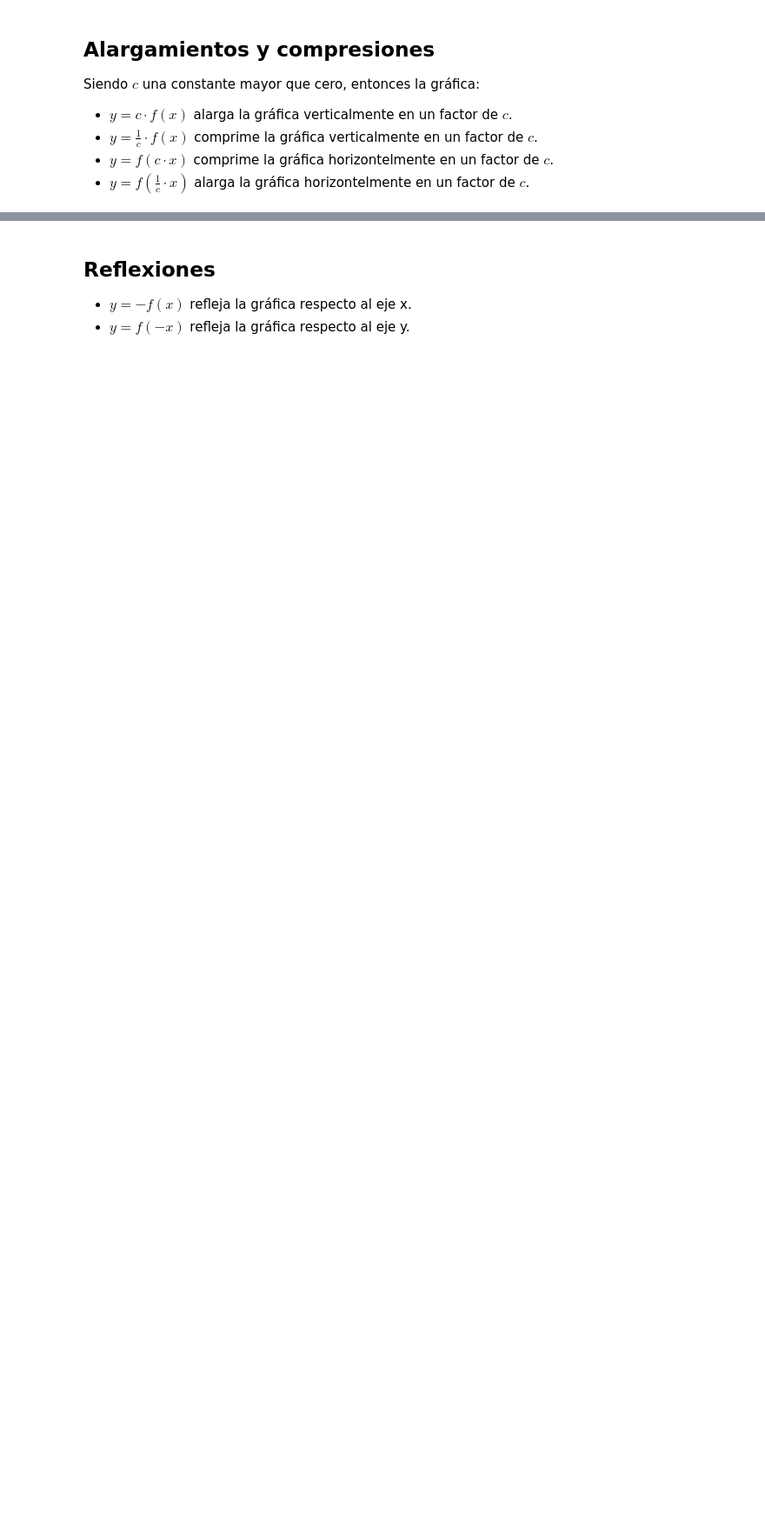
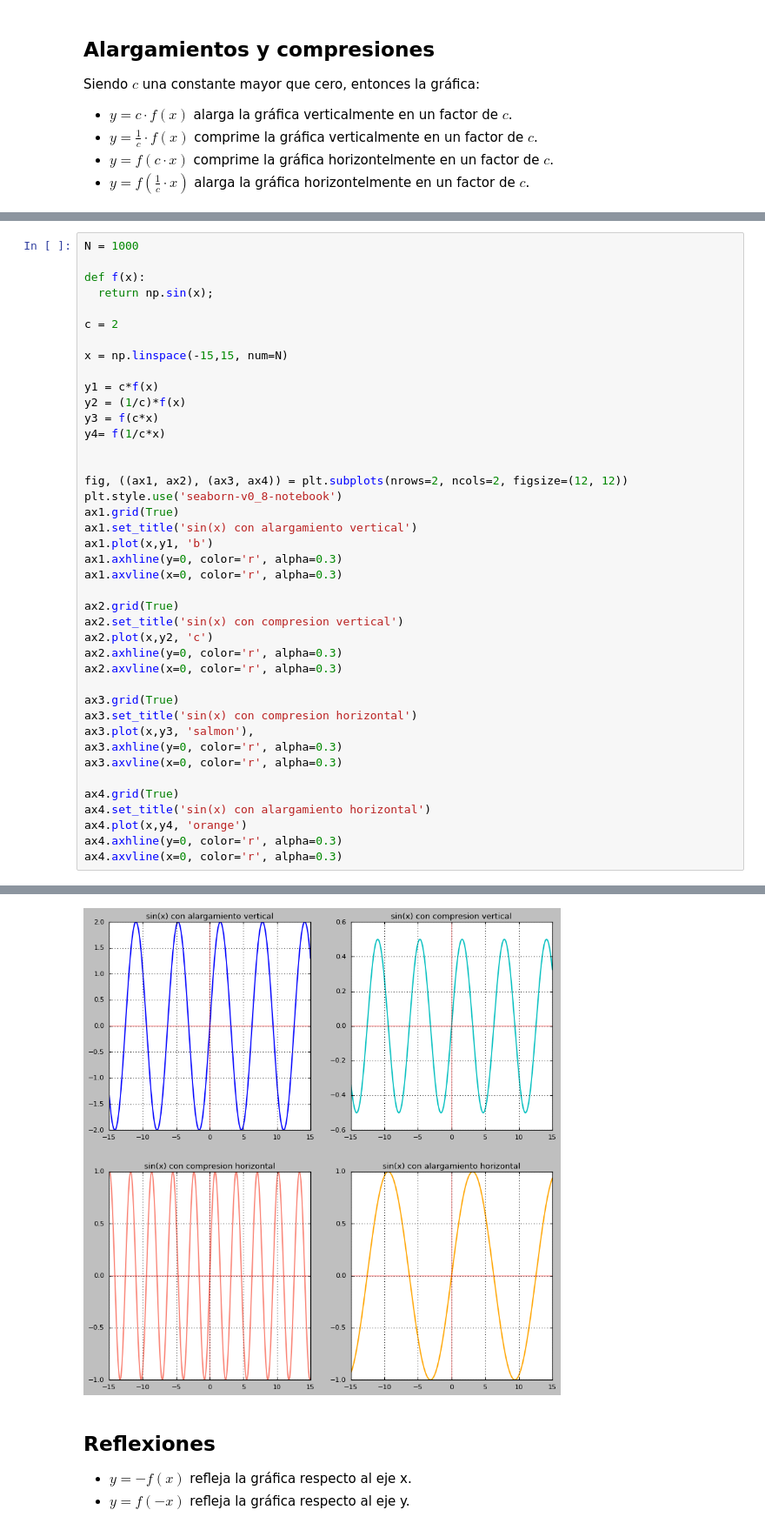
Before and after one commit to jariel17/curso-funciones, a Jupyter notebook: 3_¿Cómo_manipular_funciones__.ipynb, the cells around one changed output, grey strips where cells are left out. Shown: that part at 87% size. Saved outputs shown, nothing was run; the diff lists cells and outputs as text; blank space fills up the shorter version.

```diff
--- a/3_¿Cómo_manipular_funciones__.ipynb
+++ b/3_¿Cómo_manipular_funciones__.ipynb
@@ -69,0 +67,42 @@ ax.axvline(x=0, color='r', alpha=0.3)
+# %%
+N = 1000
+
+def f(x):
+  return np.sin(x);
+
+c = 2
+
+x = np.linspace(-15,15, num=N)
+
+y1 = c*f(x)
+y2 = (1/c)*f(x)
+y3 = f(c*x)
+y4= f(1/c*x)
+
+
+fig, ((ax1, ax2), (ax3, ax4)) = plt.subplots(nrows=2, ncols=2, figsize=(12, 12))
+plt.style.use('seaborn-v0_8-notebook')
+ax1.grid(True)
+ax1.set_title('sin(x) con alargamiento vertical')
+ax1.plot(x,y1, 'b')
+ax1.axhline(y=0, color='r', alpha=0.3)
+ax1.axvline(x=0, color='r', alpha=0.3)
+
+ax2.grid(True)
+ax2.set_title('sin(x) con compresion vertical')
+ax2.plot(x,y2, 'c')
+ax2.axhline(y=0, color='r', alpha=0.3)
+ax2.axvline(x=0, color='r', alpha=0.3)
+
+ax3.grid(True)
+ax3.set_title('sin(x) con compresion horizontal')
+ax3.plot(x,y3, 'salmon'),
+ax3.axhline(y=0, color='r', alpha=0.3)
+ax3.axvline(x=0, color='r', alpha=0.3)
+
+ax4.grid(True)
+ax4.set_title('sin(x) con alargamiento horizontal')
+ax4.plot(x,y4, 'orange')
+ax4.axhline(y=0, color='r', alpha=0.3)
+ax4.axvline(x=0, color='r', alpha=0.3)
+# %% [output]
@@ -70,3 +110,4 @@ ax.axvline(x=0, color='r', alpha=0.3)
+[figure, added]
 # %% [markdown]
 ## Reflexiones
 
```
Also changed, not shown: parts of 5 cells of this notebook.
